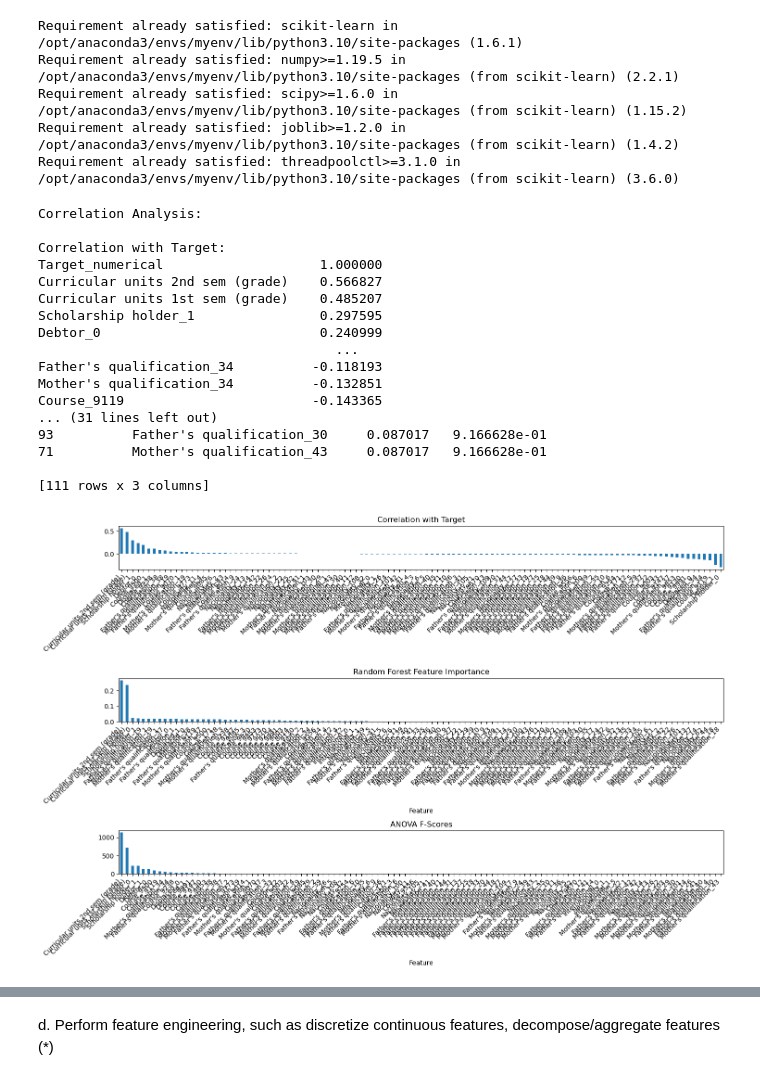
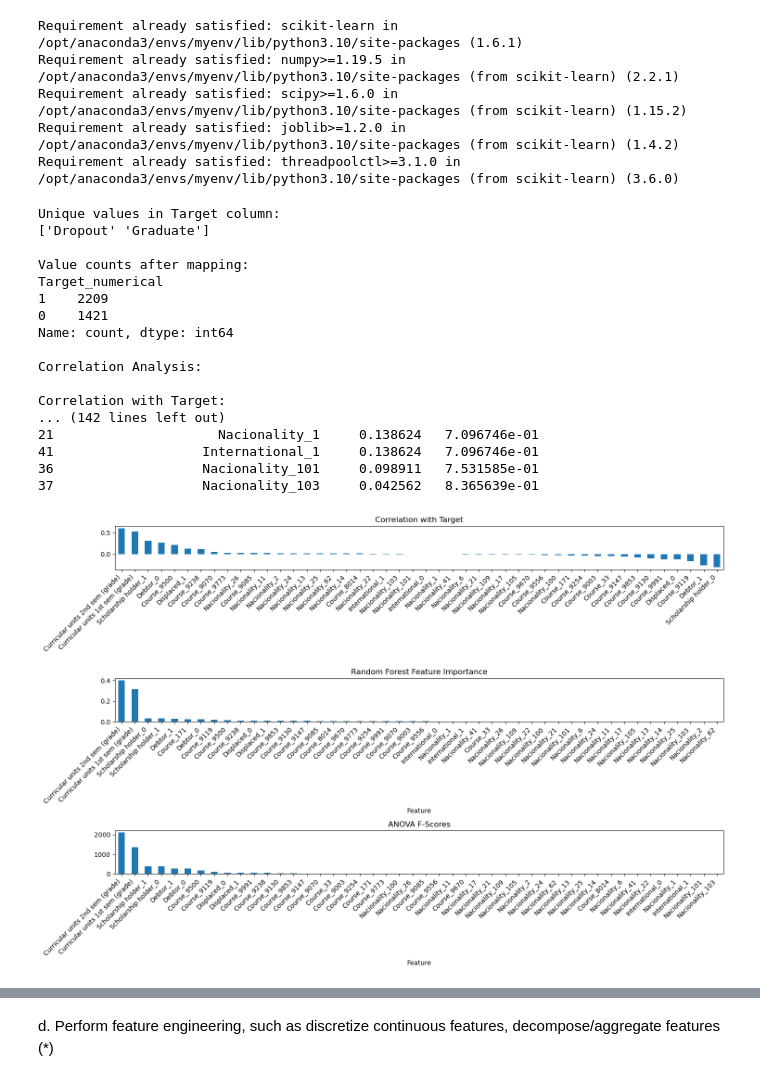
Before and after one commit to azeiber/student-droupout-detection, a Jupyter notebook: Studentdropoutandacademicsuccess.ipynb, the cells around one changed output, grey strips where cells are left out. Drawn from its saved outputs; the diff is of its cells as text; code cells hidden in the pictures.

```diff
--- a/Studentdropoutandacademicsuccess.ipynb
+++ b/Studentdropoutandacademicsuccess.ipynb
@@ -132,12 +132,19 @@ Creating visualizations for numeric columns...
 print("Unique values in Target column:")
 print(df['Target'].unique())
 
+# Remove 'Enrolled' records
+print("\nRemoving 'Enrolled' records...")
+original_size = len(df)
+df = df[df['Target'] != 'Enrolled']
+removed_count = original_size - len(df)
+print(f"Removed {removed_count} 'Enrolled' records")
+print(f"New dataset size: {len(df)}")
+
 # Map categorical values to numerical values
-# Assuming the Target column has values like 'Dropout', 'Graduate', 'Enrolled'
+# Now we only have 'Dropout' and 'Graduate'
 target_mapping = {
     'Dropout': 0,
-    'Enrolled': 1,
-    'Graduate': 2
+    'Graduate': 1
 }
 
 # Create a new numerical target column
@@ -287,14 +297,29 @@ Requirement already satisfied: scipy>=1.6.0 in /opt/anaconda3/envs/myenv/lib/pyt
 Requirement already satisfied: joblib>=1.2.0 in /opt/anaconda3/envs/myenv/lib/python3.10/site-packages (from scikit-learn) (1.4.2)
 Requirement already satisfied: threadpoolctl>=3.1.0 in /opt/anaconda3/envs/myenv/lib/python3.10/site-packages (from scikit-learn) (3.6.0)
 # %%
-# Select the features you specified
+# First, let's see the unique values in the Target column
+print("Unique values in Target column:")
+print(df['Target'].unique())
+
+# Map categorical values to numerical values
+target_mapping = {
+    'Dropout': 0,
+    'Graduate': 1
+}
+
+# Create a new numerical target column
+df['Target_numerical'] = df['Target'].map(target_mapping)
+
+# Verify the mapping
+print("\nValue counts after mapping:")
+print(df['Target_numerical'].value_counts())
+
+# Select the features you specified, excluding mother's and father's qualifications
 selected_features = [
     'Scholarship holder',
     'Course',
     'Nacionality',
     'International',
-    "Mother's qualification",
-    "Father's qualification",
     'Displaced',
     'Debtor',
     'Curricular units 1st sem (grade)',
@@ -302,7 +327,7 @@ selected_features = [
 ]
 
 # Create a new dataframe with only the selected features and target
-df_features = df_cleaned[selected_features + ['Target_numerical']].copy()
+df_features = df[selected_features + ['Target_numerical']].copy()
 
 # Convert categorical features to numerical using one-hot encoding
 df_features = pd.get_dummies(df_features, columns=[
@@ -310,8 +335,6 @@ df_features = pd.get_dummies(df_features, columns=[
     'Course',
     'Nacionality',
     'International',
-    "Mother's qualification",
-    "Father's qualification",
     'Displaced',
     'Debtor'
 ])
@@ -375,48 +398,48 @@ plt.xticks(rotation=45, ha='right')
 
 # Plot Random Forest Importance
 plt.subplot(3, 1, 2)
 feature_importances.set_index('Feature')['Importance'].plot(kind='bar')
 plt.title('Random Forest Feature Importance')
 plt.xticks(rotation=45, ha='right')
 
 # Plot ANOVA Scores
 plt.subplot(3, 1, 3)
 anova_scores.set_index('Feature')['F-Score'].plot(kind='bar')
 plt.title('ANOVA F-Scores')
 plt.xticks(rotation=45, ha='right')
 
 plt.tight_layout()
 plt.show()
 
 # Print summary of most important features
 print("\nSummary of Most Important Features:")
 print("Based on all three methods, the most important features are:")
 for method, df in [
     ('Correlation', target_correlations),
     ('Random Forest', feature_importances.set_index('Feature')['Importance']),
     ('ANOVA', anova_scores.set_index('Feature')['F-Score'])
 ]:
     print(f"\nTop 5 features according to {method}:")
     print(df.head(5))
 # %% [output]
+Unique values in Target column:
+['Dropout' 'Graduate']
+
+Value counts after mapping:
+Target_numerical
+1    2209
+0    1421
+Name: count, dtype: int64
+
 Correlation Analysis:
 
 Correlation with Target:
-Target_numerical                    1.000000
-Curricular units 2nd sem (grade)    0.566827
-Curricular units 1st sem (grade)    0.485207
-Scholarship holder_1                0.297595
-Debtor_0                            0.240999
-                                      ...
-Father's qualification_34          -0.118193
-Mother's qualification_34          -0.132851
-Course_9119                        -0.143365
-... (31 lines left out)
-93          Father's qualification_30     0.087017   9.166628e-01
-71          Mother's qualification_43     0.087017   9.166628e-01
-
-[111 rows x 3 columns]
+... (142 lines left out)
+21                     Nacionality_1     0.138624   7.096746e-01
+41                   International_1     0.138624   7.096746e-01
+36                   Nacionality_101     0.098911   7.531585e-01
+37                   Nacionality_103     0.042562   8.365639e-01
-[figure, old version]
+[figure, new version]
 Summary of Most Important Features:
 Based on all three methods, the most important features are:
 
```
Also changed, not shown: parts of 10 cells of this notebook, 1 other file.
